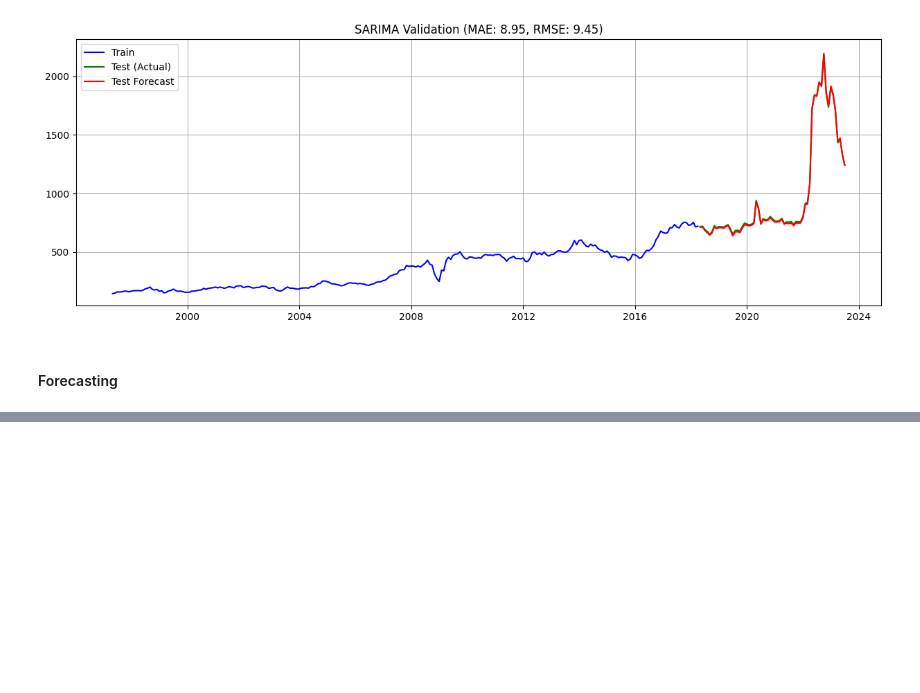
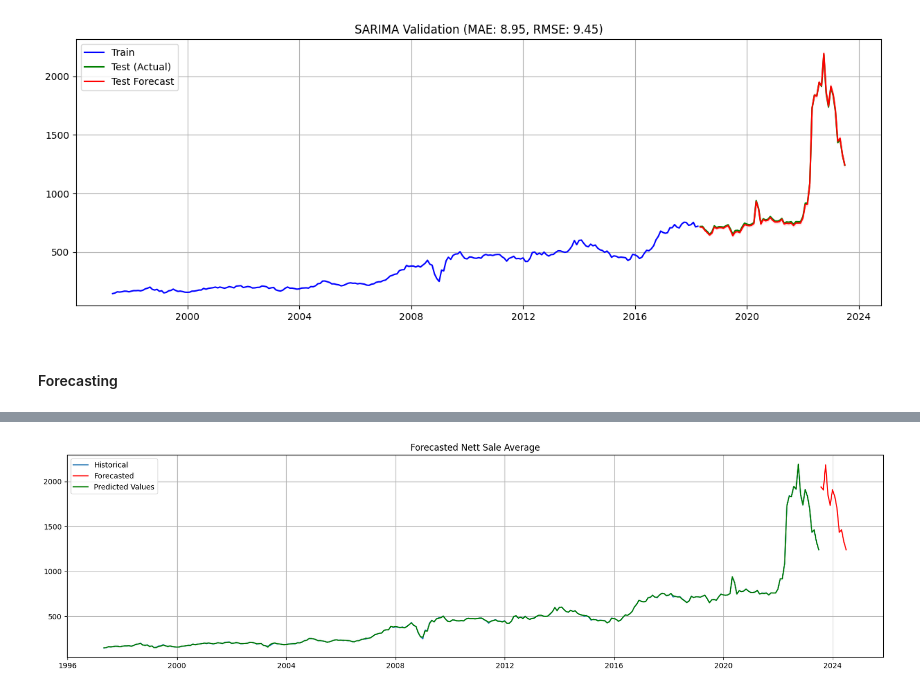
Before and after one commit to NishanD21/Time-Series-Analysis-on-Tea-Production, a Jupyter notebook: analysis.ipynb, the cells around one changed output, grey strips where cells are left out. Drawn from its saved outputs; the diff is of its cells as text; code cells hidden in the pictures; blank space fills up the shorter version.

```diff
--- a/analysis.ipynb
+++ b/analysis.ipynb
@@ -467,7 +467,7 @@ Warnings:
 # %%
 # forecasting next 12 months
 
-forecast = results.get_forecast(steps=12,exog = df_exog)
+forecast = results.get_forecast(steps=12,exog = df_exog[-12:])
 forecast_mean = forecast.predicted_mean
 confidence_intervals = forecast.conf_int()
 fitted_values = results.fittedvalues # predictions for historical data
@@ -475,0 +490,21 @@ ValueError: Provided exogenous values are not of the appropriate shape. Required
+# %%
+# plot
+
+plt.figure(figsize=(20,5))
+plt.plot(df['NETT SALE AVERAGE (Rs)'], label = 'Historical')
+plt.plot(forecast_mean.index , forecast_mean,label = 'Forecasted', color = 'red')
+plt.plot(fitted_values.index, fitted_values, label = 'Predicted Values', color = 'green')
+plt.fill_between(
+    confidence_intervals.index,
+    confidence_intervals.iloc[:,0],
+    confidence_intervals.iloc[:,1],
+    color = 'pink',
+    alpha = 0.3
+)
+
+plt.title('Forecasted Nett Sale Average')
+plt.legend()
+plt.grid()
+plt.show()
+# %% [output]
+[figure, added]
```
Also changed, not shown: parts of 5 cells of this notebook.
